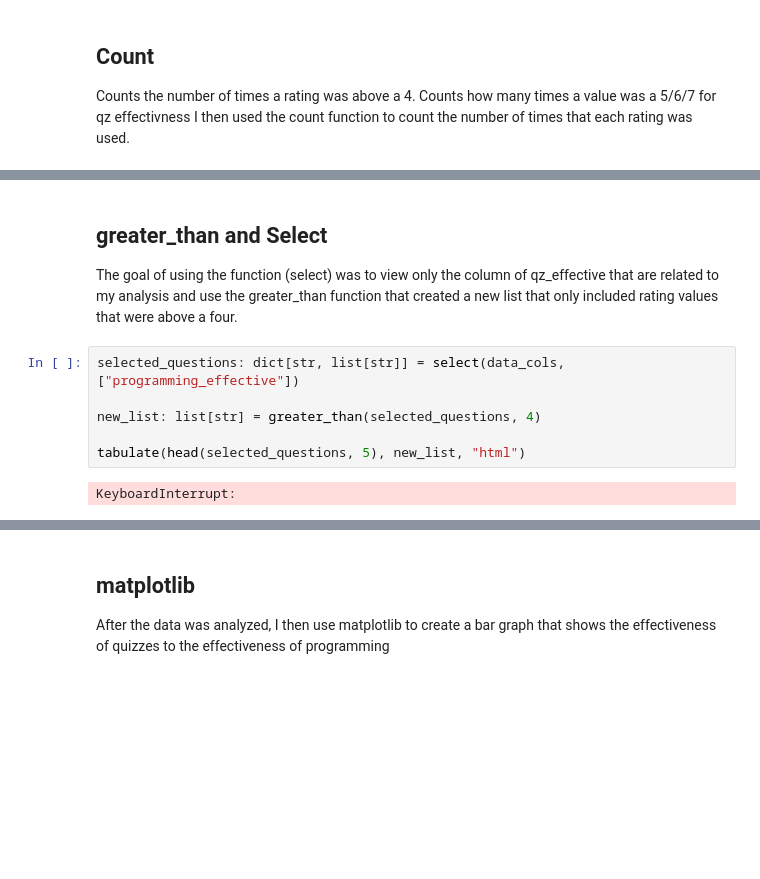
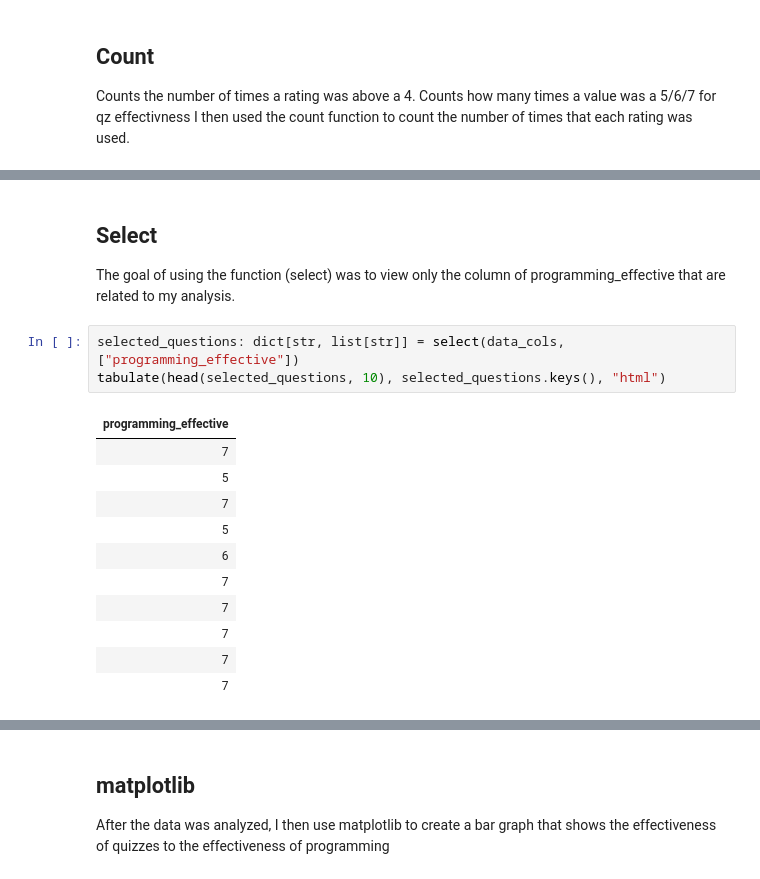
Before and after one commit to sipesh/comp110-22s-workspace, a Jupyter notebook: exercises/ex08/analysis.ipynb, the cells around one changed output, grey strips where cells are left out. Cells and saved outputs as stored; diff of their text form; blank space fills up the shorter version.

```diff
--- a/exercises/ex08/analysis.ipynb
+++ b/exercises/ex08/analysis.ipynb
@@ -190,11 +220,18 @@ qzcounts_effective: {'5': 148, '7': 148, '6': 140, '4': 79, '1': 24, '3': 50, '2
 # %% [markdown]
-## greater_than and Select
-The goal of using the function (select) was to view only the column of qz_effective that are related to my analysis and use the greater_than function that created a new list that only included rating values that were above a four.
+## Select
+The goal of using the function (select) was to view only the column of programming_effective that are related to my analysis.
 # %%
 selected_questions: dict[str, list[str]] = select(data_cols, ["programming_effective"])
-
-new_list: list[str] = greater_than(selected_questions, 4)
-
-tabulate(head(selected_questions, 5), new_list, "html")
+tabulate(head(selected_questions, 10), selected_questions.keys(), "html")
 # %% [output]
-KeyboardInterrupt:
+| programming_effective |
+| 7 |
+| 5 |
+| 7 |
+| 5 |
+| 6 |
+| 7 |
+| 7 |
+| 7 |
+| 7 |
+| 7 |
```
Also changed, not shown: parts of 11 cells of this notebook.
